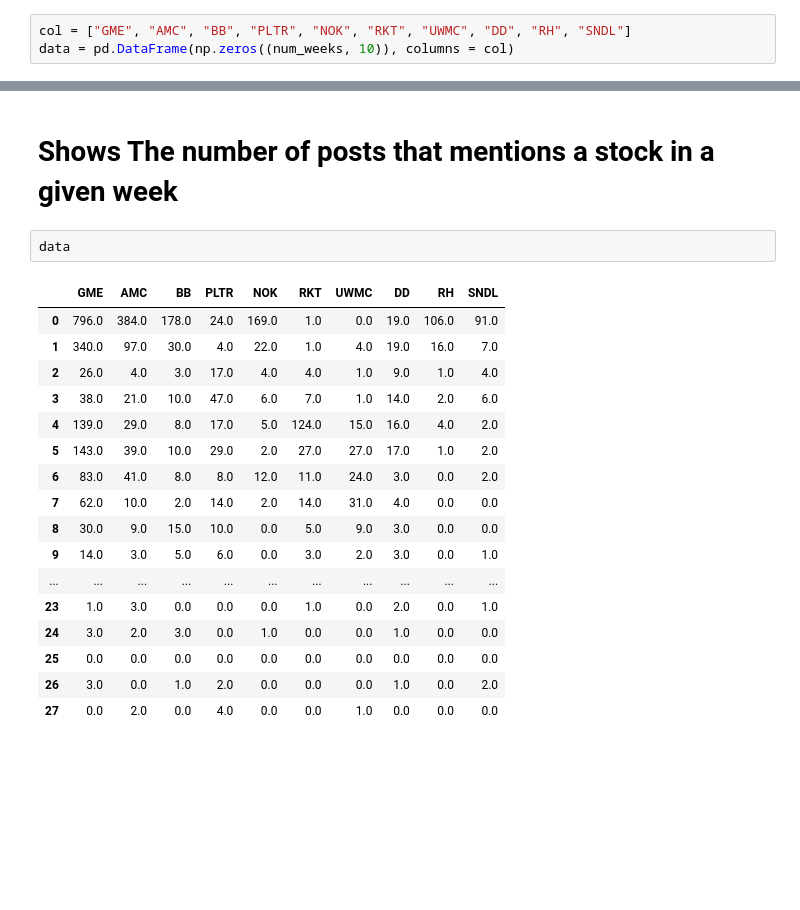
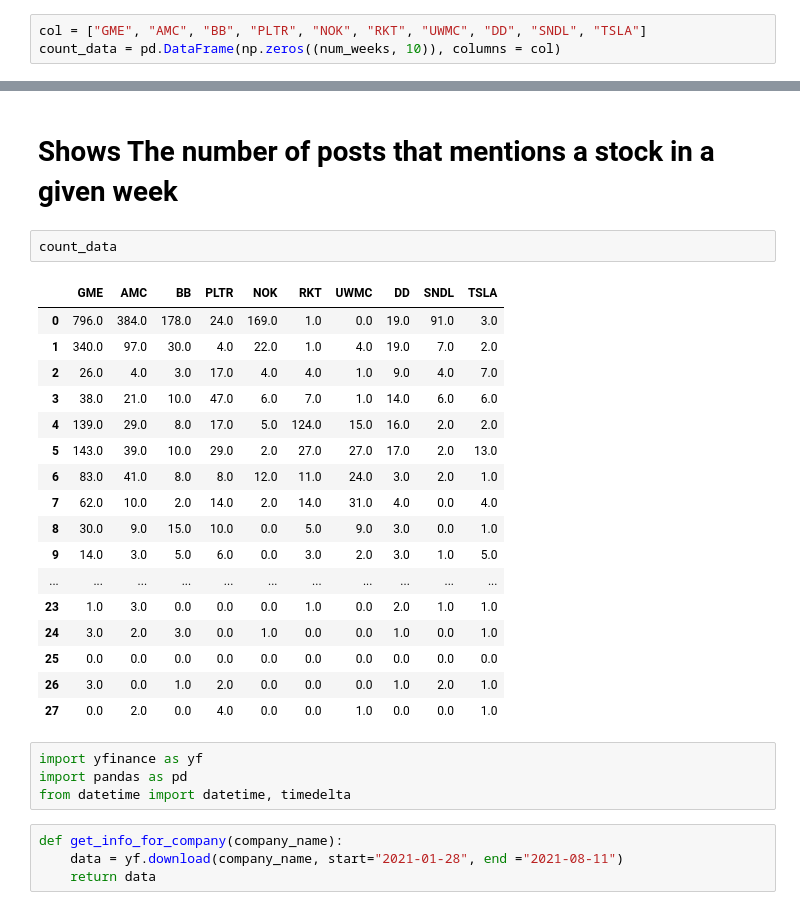
Before and after one commit to batuhanertas/crowdsourcing_project_2, a Jupyter notebook: Data_Processing.ipynb, the cells around one changed output, grey strips where cells are left out. Drawn from its saved outputs; the diff is of its cells as text; blank space fills up the shorter version.

```diff
--- a/Data_Processing.ipynb
+++ b/Data_Processing.ipynb
@@ -178,6 +178,6 @@ stock_count_lst[:25]
 # %%
-col = ["GME", "AMC", "BB", "PLTR", "NOK", "RKT", "UWMC", "DD", "RH", "SNDL"]
-data = pd.DataFrame(np.zeros((num_weeks, 10)), columns = col)
+col = ["GME", "AMC", "BB", "PLTR", "NOK", "RKT", "UWMC", "DD", "SNDL", "TSLA"]
+count_data = pd.DataFrame(np.zeros((num_weeks, 10)), columns = col)
 # %%
 start = wsb.index[0]
 delta = pd.Timedelta(days=7)
@@ -207,22 +203,30 @@ print(start)
 # %% [markdown]
 # Shows The number of posts that mentions a stock in a given week
-# %%
-data
-# %% [output]
-|  | GME | AMC | BB | PLTR | NOK | RKT | UWMC | DD | RH | SNDL |
-| 0 | 796.0 | 384.0 | 178.0 | 24.0 | 169.0 | 1.0 | 0.0 | 19.0 | 106.0 | 91.0 |
-| 1 | 340.0 | 97.0 | 30.0 | 4.0 | 22.0 | 1.0 | 4.0 | 19.0 | 16.0 | 7.0 |
-| 2 | 26.0 | 4.0 | 3.0 | 17.0 | 4.0 | 4.0 | 1.0 | 9.0 | 1.0 | 4.0 |
-| 3 | 38.0 | 21.0 | 10.0 | 47.0 | 6.0 | 7.0 | 1.0 | 14.0 | 2.0 | 6.0 |
-| 4 | 139.0 | 29.0 | 8.0 | 17.0 | 5.0 | 124.0 | 15.0 | 16.0 | 4.0 | 2.0 |
-| 5 | 143.0 | 39.0 | 10.0 | 29.0 | 2.0 | 27.0 | 27.0 | 17.0 | 1.0 | 2.0 |
-| 6 | 83.0 | 41.0 | 8.0 | 8.0 | 12.0 | 11.0 | 24.0 | 3.0 | 0.0 | 2.0 |
-| 7 | 62.0 | 10.0 | 2.0 | 14.0 | 2.0 | 14.0 | 31.0 | 4.0 | 0.0 | 0.0 |
-| 8 | 30.0 | 9.0 | 15.0 | 10.0 | 0.0 | 5.0 | 9.0 | 3.0 | 0.0 | 0.0 |
-| 9 | 14.0 | 3.0 | 5.0 | 6.0 | 0.0 | 3.0 | 2.0 | 3.0 | 0.0 | 1.0 |
-| ... | ... | ... | ... | ... | ... | ... | ... | ... | ... | ... |
-| 23 | 1.0 | 3.0 | 0.0 | 0.0 | 0.0 | 1.0 | 0.0 | 2.0 | 0.0 | 1.0 |
-| 24 | 3.0 | 2.0 | 3.0 | 0.0 | 1.0 | 0.0 | 0.0 | 1.0 | 0.0 | 0.0 |
-| 25 | 0.0 | 0.0 | 0.0 | 0.0 | 0.0 | 0.0 | 0.0 | 0.0 | 0.0 | 0.0 |
-| 26 | 3.0 | 0.0 | 1.0 | 2.0 | 0.0 | 0.0 | 0.0 | 1.0 | 0.0 | 2.0 |
-| 27 | 0.0 | 2.0 | 0.0 | 4.0 | 0.0 | 0.0 | 1.0 | 0.0 | 0.0 | 0.0 |
+# %%
+count_data
+# %% [output]
+|  | GME | AMC | BB | PLTR | NOK | RKT | UWMC | DD | SNDL | TSLA |
+| 0 | 796.0 | 384.0 | 178.0 | 24.0 | 169.0 | 1.0 | 0.0 | 19.0 | 91.0 | 3.0 |
+| 1 | 340.0 | 97.0 | 30.0 | 4.0 | 22.0 | 1.0 | 4.0 | 19.0 | 7.0 | 2.0 |
+| 2 | 26.0 | 4.0 | 3.0 | 17.0 | 4.0 | 4.0 | 1.0 | 9.0 | 4.0 | 7.0 |
+| 3 | 38.0 | 21.0 | 10.0 | 47.0 | 6.0 | 7.0 | 1.0 | 14.0 | 6.0 | 6.0 |
+| 4 | 139.0 | 29.0 | 8.0 | 17.0 | 5.0 | 124.0 | 15.0 | 16.0 | 2.0 | 2.0 |
+| 5 | 143.0 | 39.0 | 10.0 | 29.0 | 2.0 | 27.0 | 27.0 | 17.0 | 2.0 | 13.0 |
+| 6 | 83.0 | 41.0 | 8.0 | 8.0 | 12.0 | 11.0 | 24.0 | 3.0 | 2.0 | 1.0 |
+| 7 | 62.0 | 10.0 | 2.0 | 14.0 | 2.0 | 14.0 | 31.0 | 4.0 | 0.0 | 4.0 |
+| 8 | 30.0 | 9.0 | 15.0 | 10.0 | 0.0 | 5.0 | 9.0 | 3.0 | 0.0 | 1.0 |
+| 9 | 14.0 | 3.0 | 5.0 | 6.0 | 0.0 | 3.0 | 2.0 | 3.0 | 1.0 | 5.0 |
+| ... | ... | ... | ... | ... | ... | ... | ... | ... | ... | ... |
+| 23 | 1.0 | 3.0 | 0.0 | 0.0 | 0.0 | 1.0 | 0.0 | 2.0 | 1.0 | 1.0 |
+| 24 | 3.0 | 2.0 | 3.0 | 0.0 | 1.0 | 0.0 | 0.0 | 1.0 | 0.0 | 1.0 |
+| 25 | 0.0 | 0.0 | 0.0 | 0.0 | 0.0 | 0.0 | 0.0 | 0.0 | 0.0 | 0.0 |
+| 26 | 3.0 | 0.0 | 1.0 | 2.0 | 0.0 | 0.0 | 0.0 | 1.0 | 2.0 | 1.0 |
+| 27 | 0.0 | 2.0 | 0.0 | 4.0 | 0.0 | 0.0 | 1.0 | 0.0 | 0.0 | 1.0 |
+# %%
+import yfinance as yf
+import pandas as pd
+from datetime import datetime, timedelta
+# %%
+def get_info_for_company(company_name):
+    data = yf.download(company_name, start="2021-01-28", end ="2021-08-11")
+    return data
```
Also changed, not shown: parts of 10 cells of this notebook.
